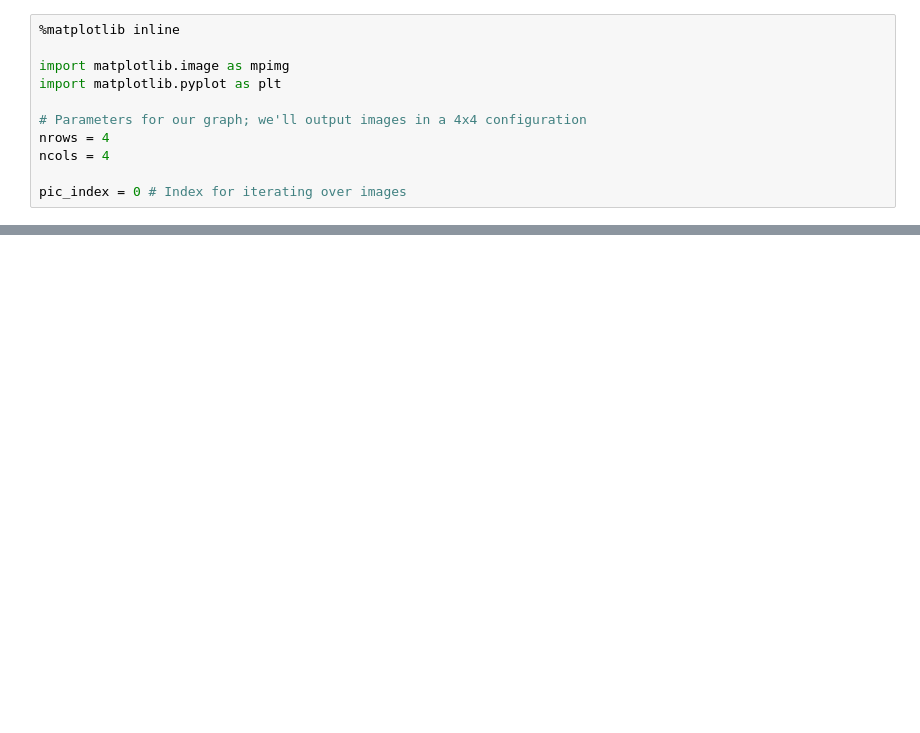
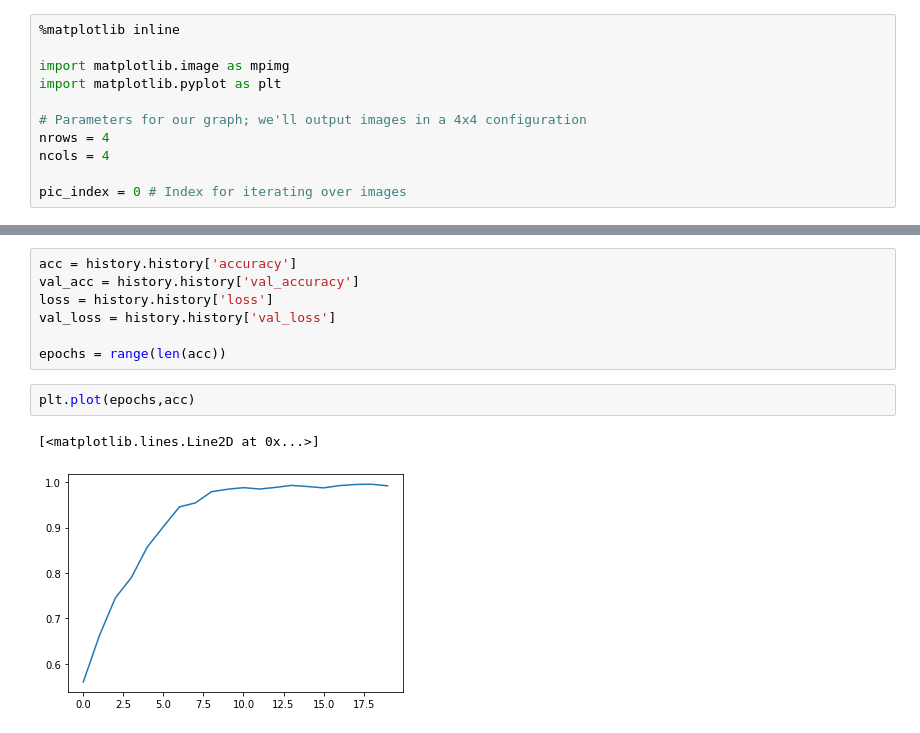
Before and after one commit to sftSalman/tensorflowBasic, a Jupyter notebook: CatsAndDog_tensorflow.ipynb, the cells around one changed output, grey strips where cells are left out. Saved outputs shown, nothing was run; the diff lists cells and outputs as text; blank space fills up the shorter version.

```diff
--- a/CatsAndDog_tensorflow.ipynb
+++ b/CatsAndDog_tensorflow.ipynb
@@ -93,0 +318,12 @@ pic_index = 0 # Index for iterating over images
+# %%
+acc = history.history['accuracy']
+val_acc = history.history['val_accuracy']
+loss = history.history['loss']
+val_loss = history.history['val_loss']
+
+epochs = range(len(acc))
+# %%
+plt.plot(epochs,acc)
+# %% [output]
+[<matplotlib.lines.Line2D at 0x...>]
+[figure, added]
```
Also changed, not shown: parts of 25 cells of this notebook.
